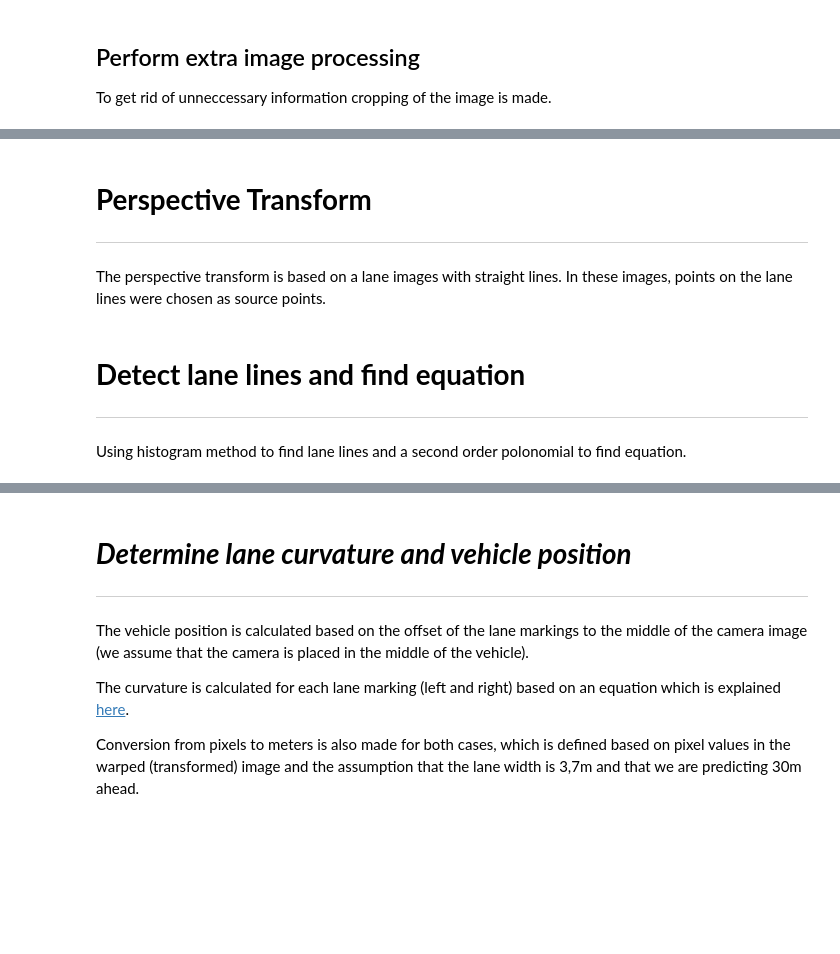
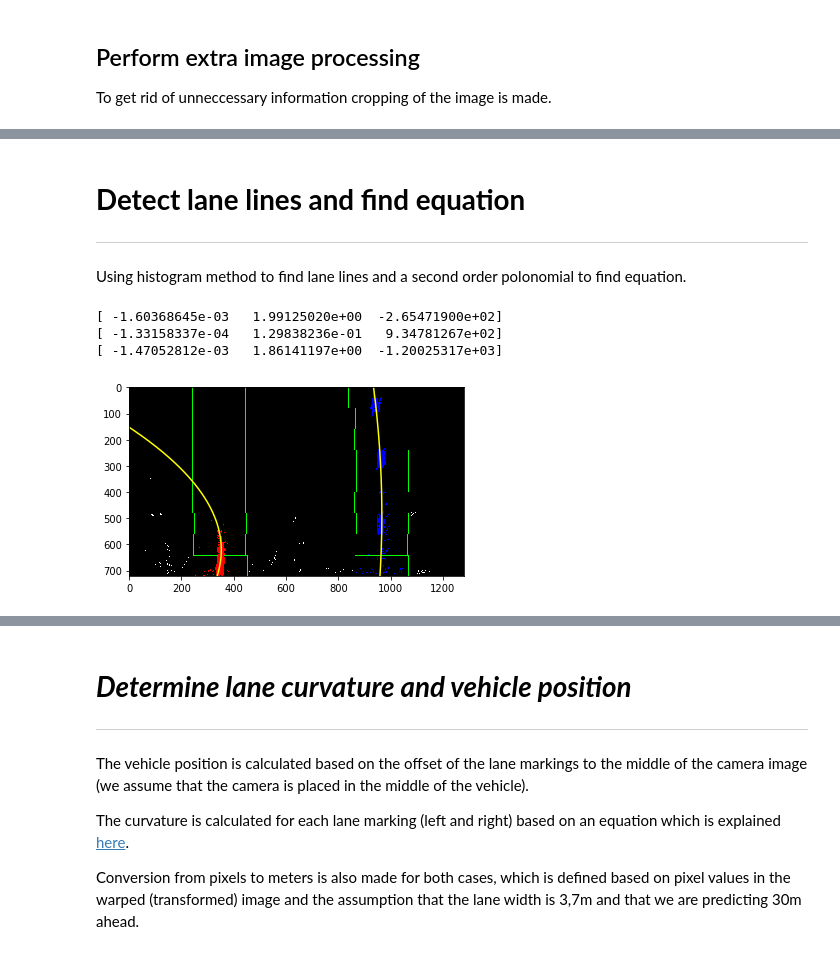
Before and after one commit to iceabella/Advanced-Lane-Finding, a Jupyter notebook: AdvancedLaneLines.ipynb, the cells around one changed output, grey strips where cells are left out. Saved outputs shown, nothing was run; the diff lists cells and outputs as text; code cells hidden in the pictures; blank space fills up the shorter version.

```diff
--- a/AdvancedLaneLines.ipynb
+++ b/AdvancedLaneLines.ipynb
@@ -343,4 +496,0 @@ axes[1].set_title('After cropping image', fontsize=30)
-# %% [markdown]
-# **Perspective Transform**
----
-The perspective transform is based on a lane images with straight lines. In these images, points on the lane lines were chosen as source points.
@@ -387,14 +500,14 @@ axes[1].set_title('Warped image', fontsize=30)
 
 Using histogram method to find lane lines and a second order polonomial to find equation.
 # %%
+#warped = combined
 
-
-histogram = np.sum(warped[np.int32(warped.shape[0]/2):,:], axis=0)
+histogram = np.sum(combined[np.int32(combined.shape[0]/2):,:], axis=0)
 #plt.plot(histogram)
 
 # Create an output image to draw on and visualize the result
 # Transform value range to 0-255
-warped_copy = np.uint8(warped*255)
+warped_copy = np.uint8(combined*255)
 # Create 3-channel image to be able to draw colour
 out_img = cv2.cvtColor(warped_copy, cv2.COLOR_GRAY2RGB)
 
@@ -407,9 +520,9 @@ rightx_base = np.argmax(histogram[midpoint:]) + midpoint
 # Choose the number of sliding windows
 nwindows = 9
 # Set height of windows
-window_height = np.int(warped.shape[0]/nwindows)
+window_height = np.int(combined.shape[0]/nwindows)
 # Identify the x and y positions of all nonzero pixels in the image
-nonzero = warped.nonzero()
+nonzero = combined.nonzero()
 nonzeroy = np.array(nonzero[0])
 nonzerox = np.array(nonzero[1])
 # Current positions to be updated for each window
@@ -426,8 +539,8 @@ right_lane_inds = []
 # Step through the windows one by one
 for window in range(nwindows):
     # Identify window boundaries in x and y (and right and left)
-    win_y_low = warped.shape[0] - (window+1)*window_height
-    win_y_high = warped.shape[0] - window*window_height
+    win_y_low = combined.shape[0] - (window+1)*window_height
+    win_y_high = combined.shape[0] - window*window_height
     win_xleft_low = leftx_current - margin
     win_xleft_high = leftx_current + margin
     win_xright_low = rightx_current - margin
@@ -462,19 +575,28 @@ left_fit = np.polyfit(lefty, leftx, 2)
 right_fit = np.polyfit(righty, rightx, 2)
 # %%
 # Generate x and y values for plotting
-ploty = np.linspace(0, warped.shape[0]-1, warped.shape[0] )
+ploty = np.linspace(0, combined.shape[0]-1, combined.shape[0] )
 left_fitx = left_fit[0]*ploty**2 + left_fit[1]*ploty + left_fit[2]
 right_fitx = right_fit[0]*ploty**2 + right_fit[1]*ploty + right_fit[2]
 
 out_img[nonzeroy[left_lane_inds], nonzerox[left_lane_inds]] = [255, 0, 0]
 out_img[nonzeroy[right_lane_inds], nonzerox[right_lane_inds]] = [0, 0, 255]
 
 plt.imshow(out_img)
 
 plt.plot(left_fitx, ploty, color='yellow')
 plt.plot(right_fitx, ploty, color='yellow')
 plt.xlim(0, 1280)
 plt.ylim(720, 0)
+print(left_fit)
+print(right_fit)
+diff = left_fit-right_fit
+print(diff)
+# %% [output]
+[ -1.60368645e-03   1.99125020e+00  -2.65471900e+02]
+[ -1.33158337e-04   1.29838236e-01   9.34781267e+02]
+[ -1.47052812e-03   1.86141197e+00  -1.20025317e+03]
+[figure, added]
 # %%
 # Assume you now have a new warped binary image
 # from the next frame of video (also called "warped")
```
Also changed, not shown: parts of 19 cells of this notebook.
